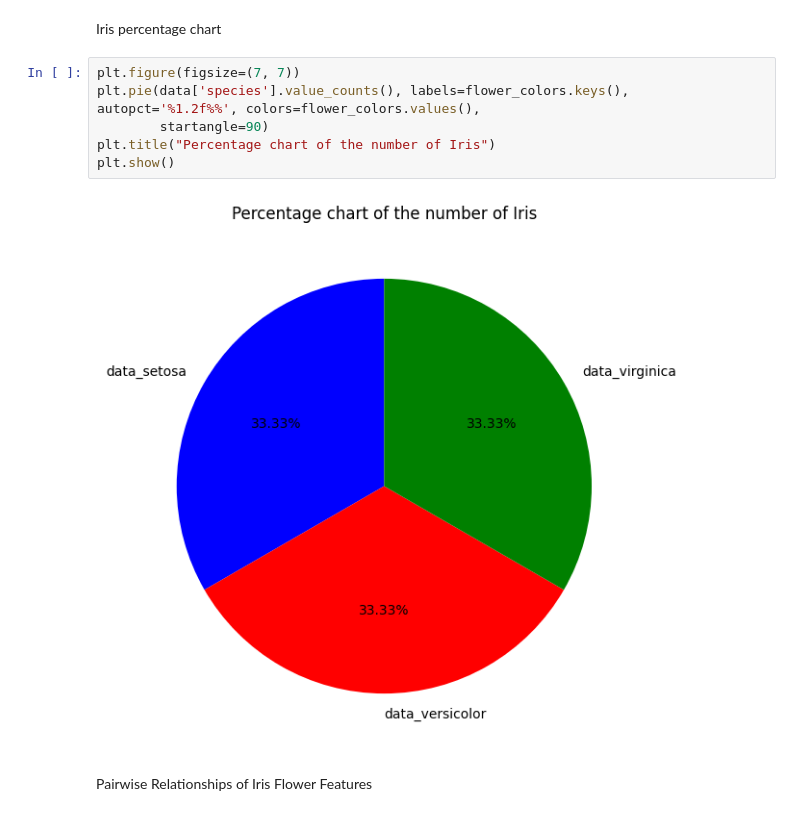
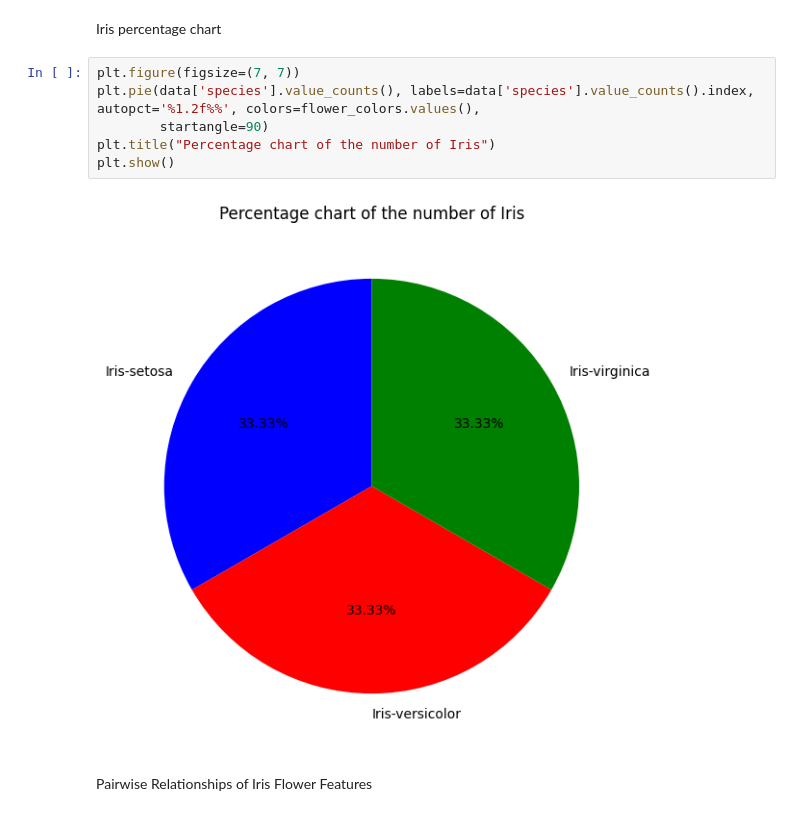
Before and after one commit to matin-ivanz/Iris_Flower, a Jupyter notebook: iris_analysis.ipynb, the cells around one changed output. Saved outputs shown, nothing was run; the diff lists cells and outputs as text.

```diff
--- a/iris_analysis.ipynb
+++ b/iris_analysis.ipynb
@@ -206,12 +206,12 @@ Passing `palette` without assigning `hue` is deprecated and will be removed in v
 Iris percentage chart
 # %%
 plt.figure(figsize=(7, 7))
-plt.pie(data['species'].value_counts(), labels=flower_colors.keys(), autopct='%1.2f%%', colors=flower_colors.values(),
+plt.pie(data['species'].value_counts(), labels=data['species'].value_counts().index, autopct='%1.2f%%', colors=flower_colors.values(),
         startangle=90)
 plt.title("Percentage chart of the number of Iris")
 plt.show()
 # %% [output]
-[figure, old version]
+[figure, new version]
 # %% [markdown]
 Pairwise Relationships of Iris Flower Features
 # %%
```
